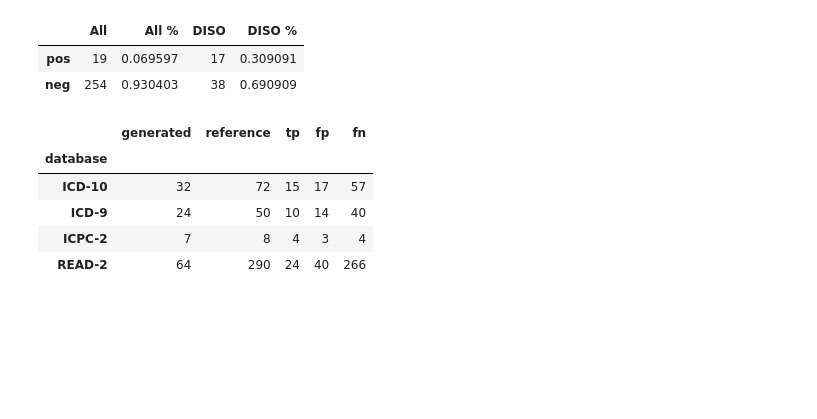
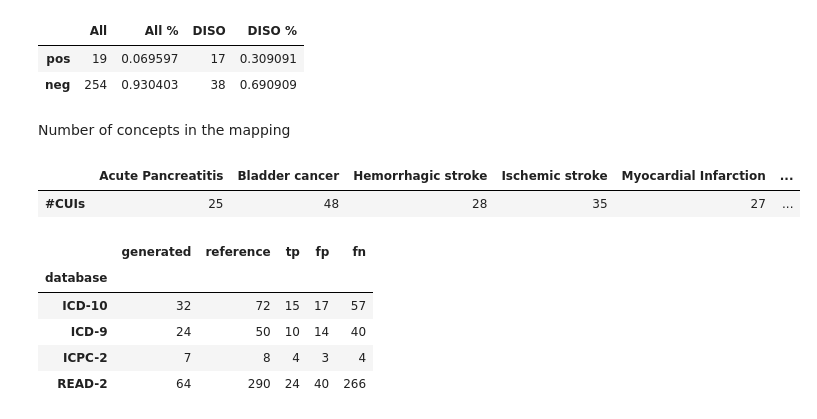
Before and after one commit to mi-erasmusmc/comap, a Jupyter notebook: evaluation/lib/CoMap evaluation.ipynb, the cells around one changed output. Drawn from its saved outputs; the diff is of its cells as text; code cells hidden in the pictures; blank space fills up the shorter version.

```diff
--- a/evaluation/lib/CoMap evaluation.ipynb
+++ b/evaluation/lib/CoMap evaluation.ipynb
@@ -207,6 +207,22 @@ df
 |  | All | All % | DISO | DISO % |
 | pos | 19 | 0.069597 | 17 | 0.309091 |
 | neg | 254 | 0.930403 | 38 | 0.690909 |
+# %% [markdown]
+Number of concepts in the mapping
+# %%
+df = (ev[ev.variation == 'baseline0'].
+      groupby('event').
+      first().
+      cuis.
+      map(json.loads).
+      map(len).
+      to_frame('#CUIs'))
+df.index = df.index.map(event_label)
+df.ix['SUM'] = df['#CUIs'].sum()
+df.T
+# %% [output]
+|  | Acute Pancreatitis | Bladder cancer | Hemorrhagic stroke | Ischemic stroke | Myocardial Infarction | ... |
+| #CUIs | 25 | 48 | 28 | 35 | 27 | ... |
 # %%
 df = ev[ev.variation == 'baseline0'][['event', 'database', 'generated', 'reference', 'tp', 'fp', 'fn']]
 for key in 'generated reference tp fp fn'.split():
```
Also changed, not shown: parts of 3 cells of this notebook, 3 other files.
